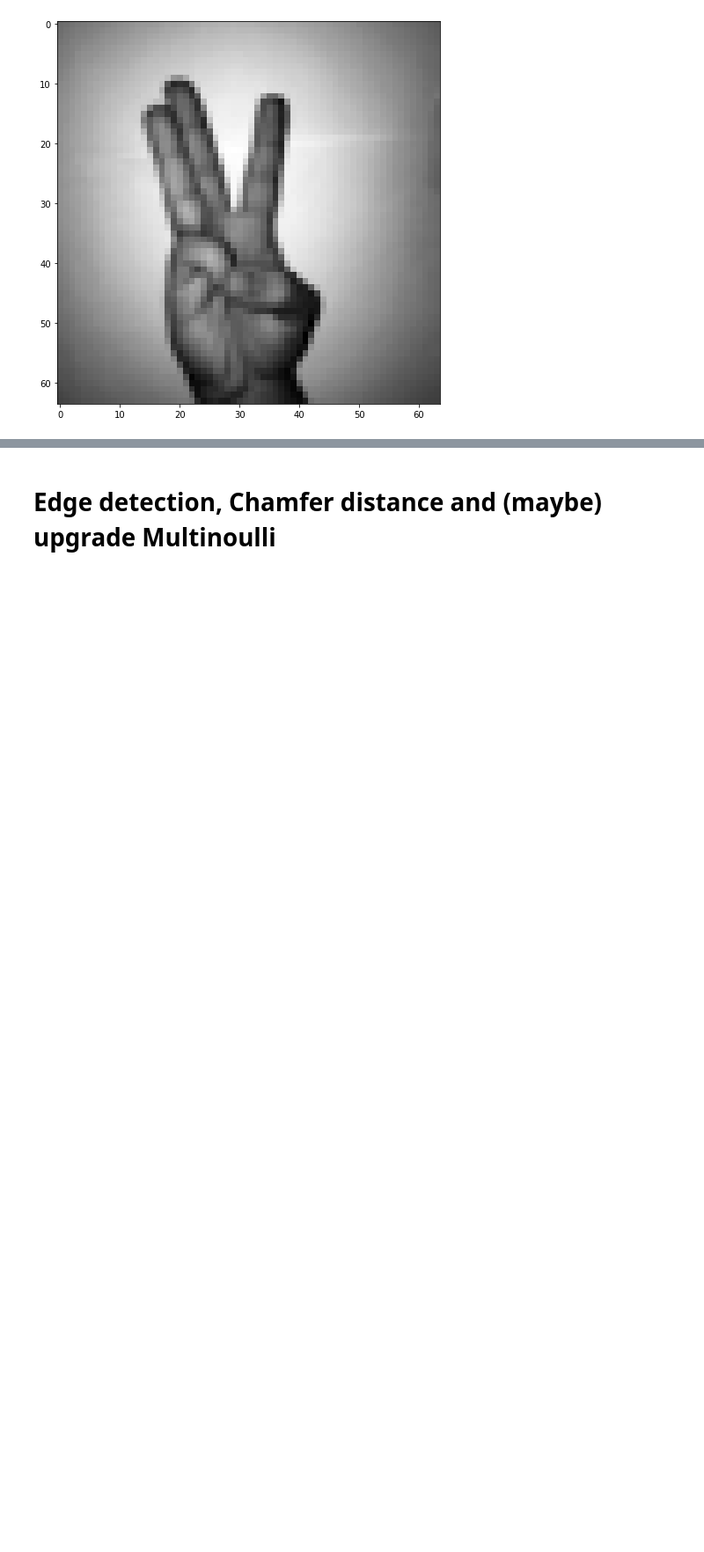
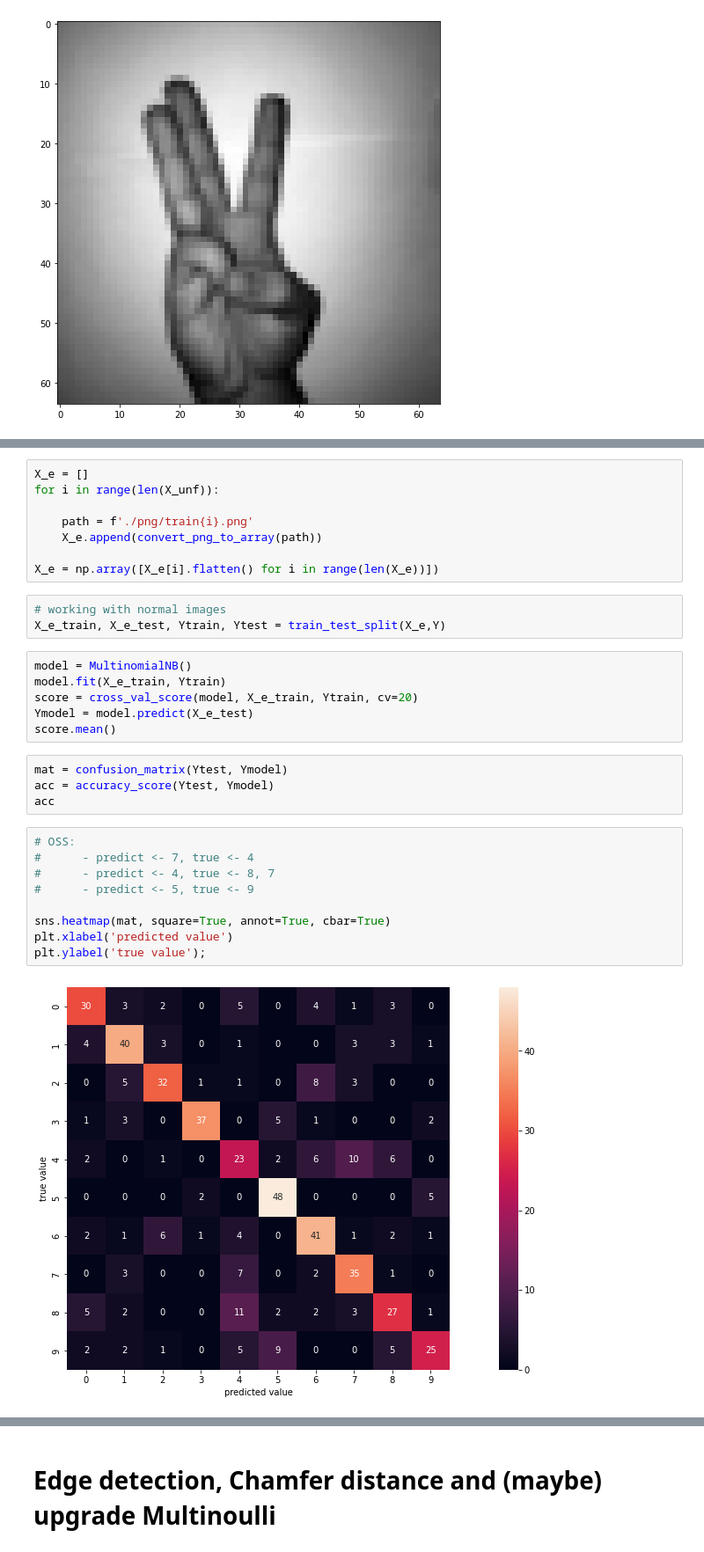
Before and after one commit to S4b3/Sign-Language-Digits-Recognition, a Jupyter notebook: main.ipynb, the cells around one changed output, grey strips where cells are left out. Shown at 88% size. Cells and saved outputs as stored; diff of their text form; blank space fills up the shorter version.

Commit message:
Implemented chamfer distance and edge detection
+ function to reconvert png into numpy arrays and implemented Multinoulli and NB with edge detection

```diff
--- a/main.ipynb
+++ b/main.ipynb
@@ -509,0 +514,32 @@ Likelihood for class 9 : 2727.0063644622705
+# %%
+X_e = []
+for i in range(len(X_unf)):
+
+    path = f'./png/train{i}.png'
+    X_e.append(convert_png_to_array(path))
+
+X_e = np.array([X_e[i].flatten() for i in range(len(X_e))])
+# %%
+# working with normal images
+X_e_train, X_e_test, Ytrain, Ytest = train_test_split(X_e,Y)
+# %%
+model = MultinomialNB()
+model.fit(X_e_train, Ytrain)
+score = cross_val_score(model, X_e_train, Ytrain, cv=20)
+Ymodel = model.predict(X_e_test)
+score.mean()
+# %%
+mat = confusion_matrix(Ytest, Ymodel)
+acc = accuracy_score(Ytest, Ymodel)
+acc
+# %%
+# OSS:
+#      - predict <- 7, true <- 4
+#      - predict <- 4, true <- 8, 7
+#      - predict <- 5, true <- 9
+
+sns.heatmap(mat, square=True, annot=True, cbar=True)
+plt.xlabel('predicted value')
+plt.ylabel('true value');
+# %% [output]
+[figure, added]
```
Also changed, not shown: parts of 21 cells of this notebook.
